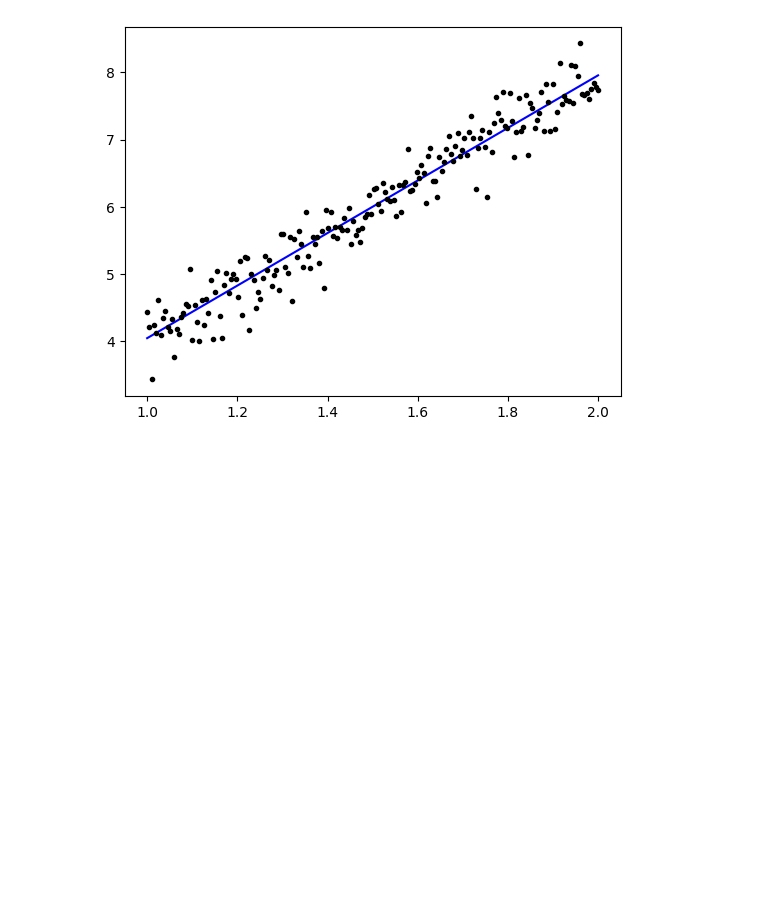
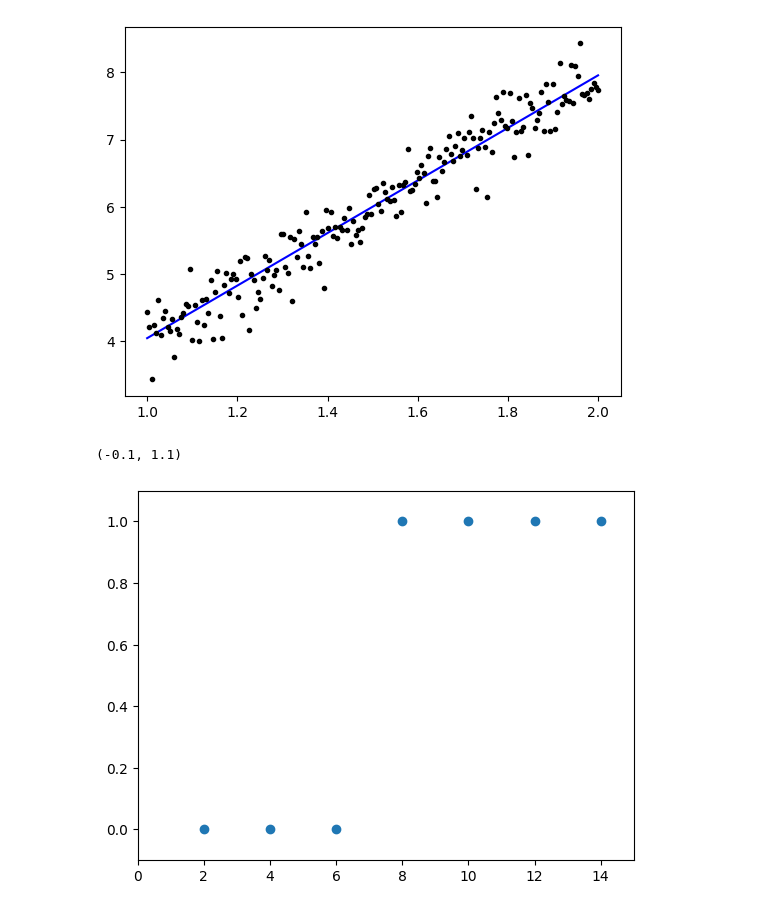
Before and after one commit to youngsang114/deep-learning, a Jupyter notebook: 230531/딥러닝맛보기.ipynb, the cells around one changed output. Cells and saved outputs as stored; diff of their text form; code cells hidden in the pictures; blank space fills up the shorter version.

```diff
--- a/230531/딥러닝맛보기.ipynb
+++ b/230531/딥러닝맛보기.ipynb
@@ -91,3 +91,19 @@ Epoch 30/30
 200/200 [==============================] - 0s 921us/step - loss: 0.0863 - mse: 0.0863
 7/7 [==============================] - 0s 1ms/step
 [figure]
+# %%
+import numpy as np
+import pandas as pd
+import matplotlib.pyplot as plt
+
+data=[[2,0],[4,0],[6,0],[8.,1],[10,1],[12,1],[14,1]]
+
+X_data=[i[0] for i in data]
+y_data=[i[1] for i in data]
+
+plt.scatter(X_data,y_data)
+plt.xlim(0,15)
+plt.ylim(-.1,1.1)
+# %% [output]
+(-0.1, 1.1)
+[figure, added]
```
Also changed, not shown: parts of 1 cell of this notebook, 1 other file.
